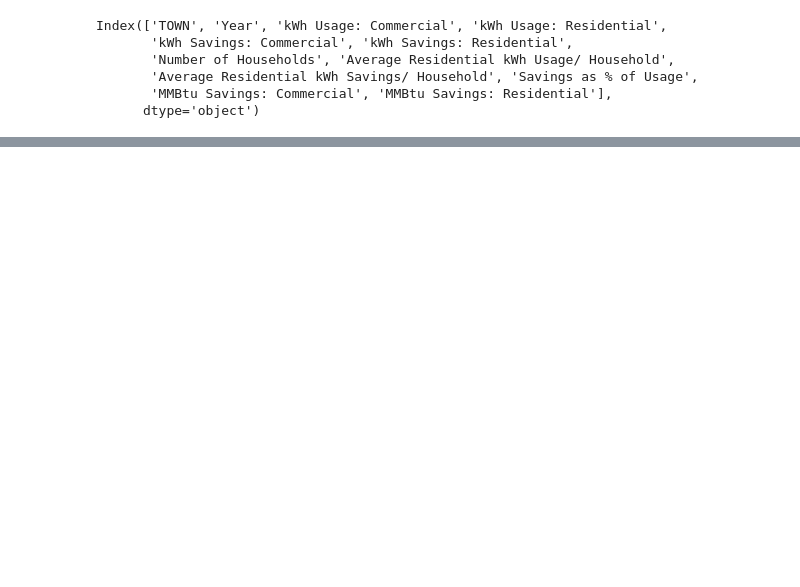
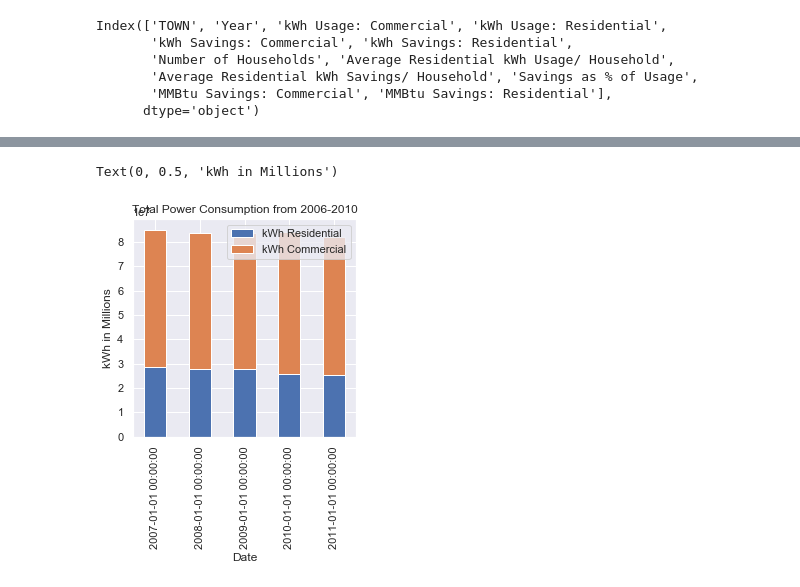
Before and after one commit to MarkEhler/VT_Energy_Analysis, a Jupyter notebook: burlington_energy.ipynb, the cells around one changed output, grey strips where cells are left out. Saved outputs shown, nothing was run; the diff lists cells and outputs as text; code cells hidden in the pictures; blank space fills up the shorter version.

```diff
--- a/burlington_energy.ipynb
+++ b/burlington_energy.ipynb
@@ -139,3 +139,19 @@ joined_df.plot();
 # stack commercial and residential (stack savings MM(million) *BTU is equivalent to1.06 Joules) (or take savings % and create a new col)
 # ts manipulation of temp data to remove seasonality
 # box the energy data into a larger plot of temp data
+# %%
+# overlay houses as line plot as an estimate of population
+# group bars to show percent saved alongside
+sns.set()
+consumption = pd.DataFrame()
+consumption['kWh Commercial'] = energy['kWh Usage: Commercial']
+consumption['kWh Residential'] = energy['kWh Usage: Residential']
+consumption['Date'] = energy['Date']
+
+total_consumption = consumption.apply(lambda x: (x['kWh Commercial'] + x['kWh Residential']), axis=1)
+savings = total_consumption * energy['%Savings_as_Float']
+consumption['Total Usage'] = total_consumption
+consumption['KWh Savings'] = savings
+consumption = consumption[::-1]
+
+consumption.head()
@@ -141,0 +165,6 @@ joined_df.plot();
+# %%
+ax = consumption.loc[:,['kWh Residential', 'kWh Commercial', 'Date']].set_index('Date').plot(kind='bar', stacked=True, title='Total Power Consumption from 2006-2010', figsize=(4,4))
+ax.set_ylabel('kWh in Millions')
+# %% [output]
+Text(0, 0.5, 'kWh in Millions')
+[figure, added]
```
Also changed, not shown: parts of 8 cells of this notebook.
